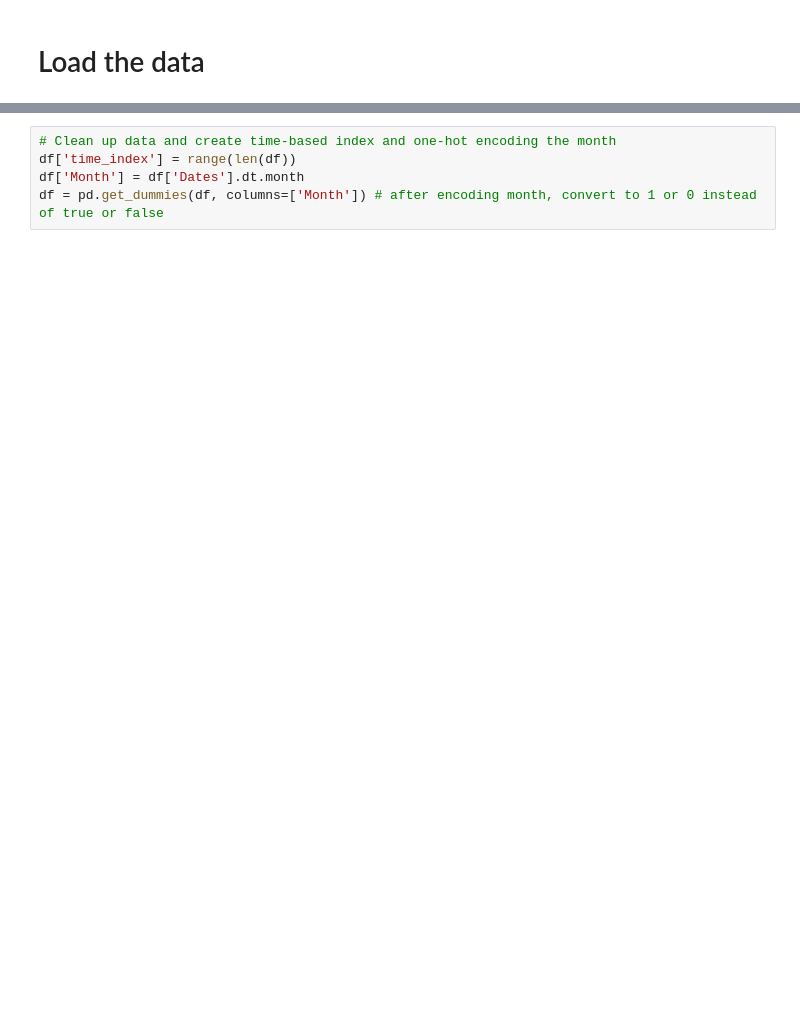
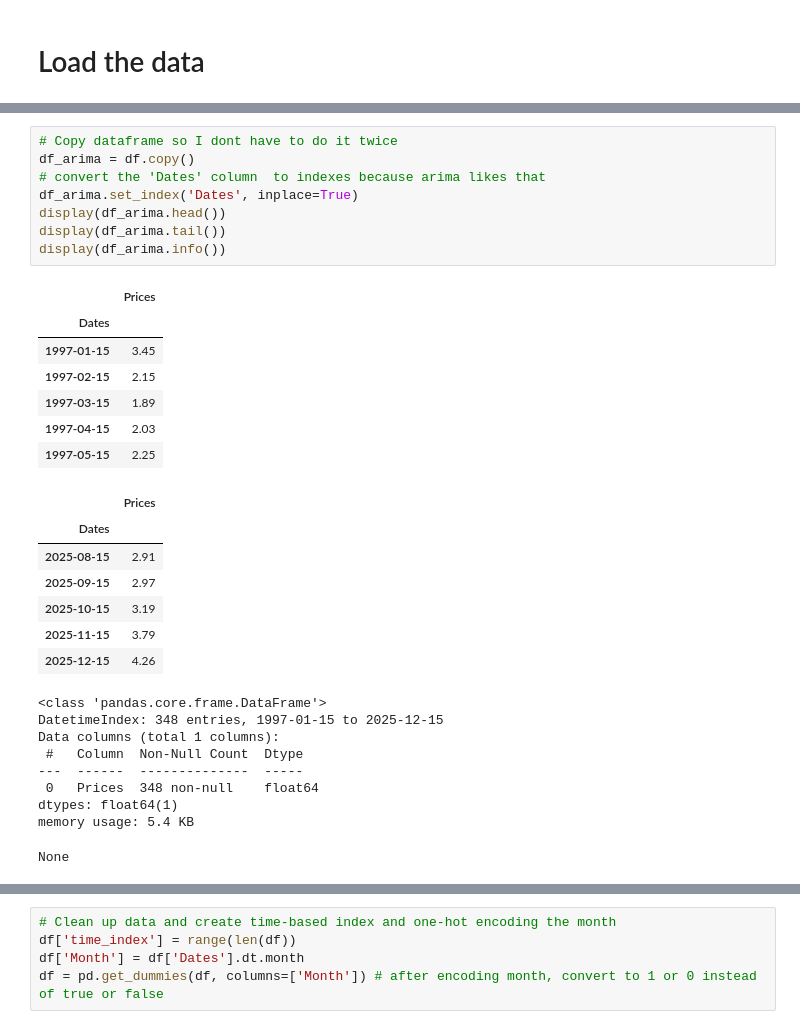
Before and after one commit to aye-ko/Natural_Gas_App, a Jupyter notebook: Natural_Gas_Prediction_Model.ipynb, the cells around one changed output, grey strips where cells are left out. Cells and saved outputs as stored; diff of their text form; blank space fills up the shorter version.

```diff
--- a/Natural_Gas_Prediction_Model.ipynb
+++ b/Natural_Gas_Prediction_Model.ipynb
@@ -52,0 +96,32 @@ display(df.info())
+# %%
+# Copy dataframe so I dont have to do it twice
+df_arima = df.copy()
+# convert the 'Dates' column  to indexes because arima likes that
+df_arima.set_index('Dates', inplace=True)
+display(df_arima.head())
+display(df_arima.tail())
+display(df_arima.info())
+# %% [output]
+|  | Prices |
+| Dates |  |
+| 1997-01-15 | 3.45 |
+| 1997-02-15 | 2.15 |
+| 1997-03-15 | 1.89 |
+| 1997-04-15 | 2.03 |
+| 1997-05-15 | 2.25 |
+|  | Prices |
+| Dates |  |
+| 2025-08-15 | 2.91 |
+| 2025-09-15 | 2.97 |
+| 2025-10-15 | 3.19 |
+| 2025-11-15 | 3.79 |
+| 2025-12-15 | 4.26 |
+<class 'pandas.core.frame.DataFrame'>
+DatetimeIndex: 348 entries, 1997-01-15 to 2025-12-15
+Data columns (total 1 columns):
+ #   Column  Non-Null Count  Dtype
+---  ------  --------------  -----
+ 0   Prices  348 non-null    float64
+dtypes: float64(1)
+memory usage: 5.4 KB
+None
```
Also changed, not shown: parts of 41 cells of this notebook.
